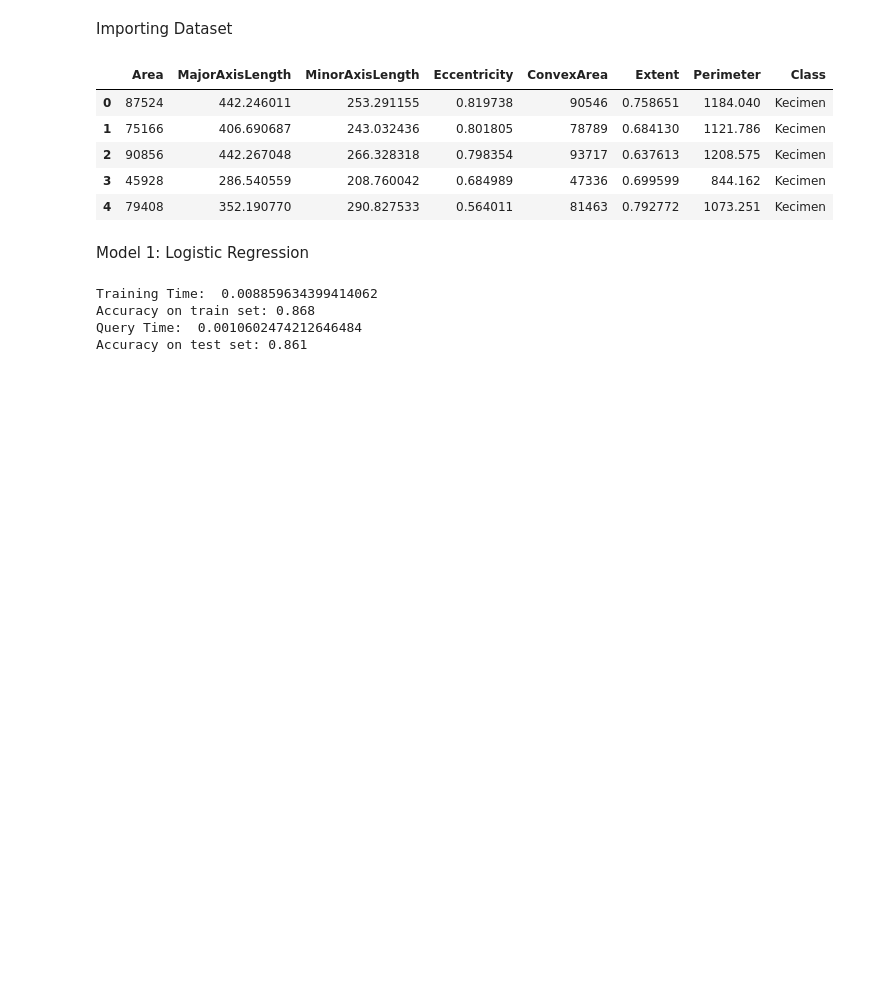
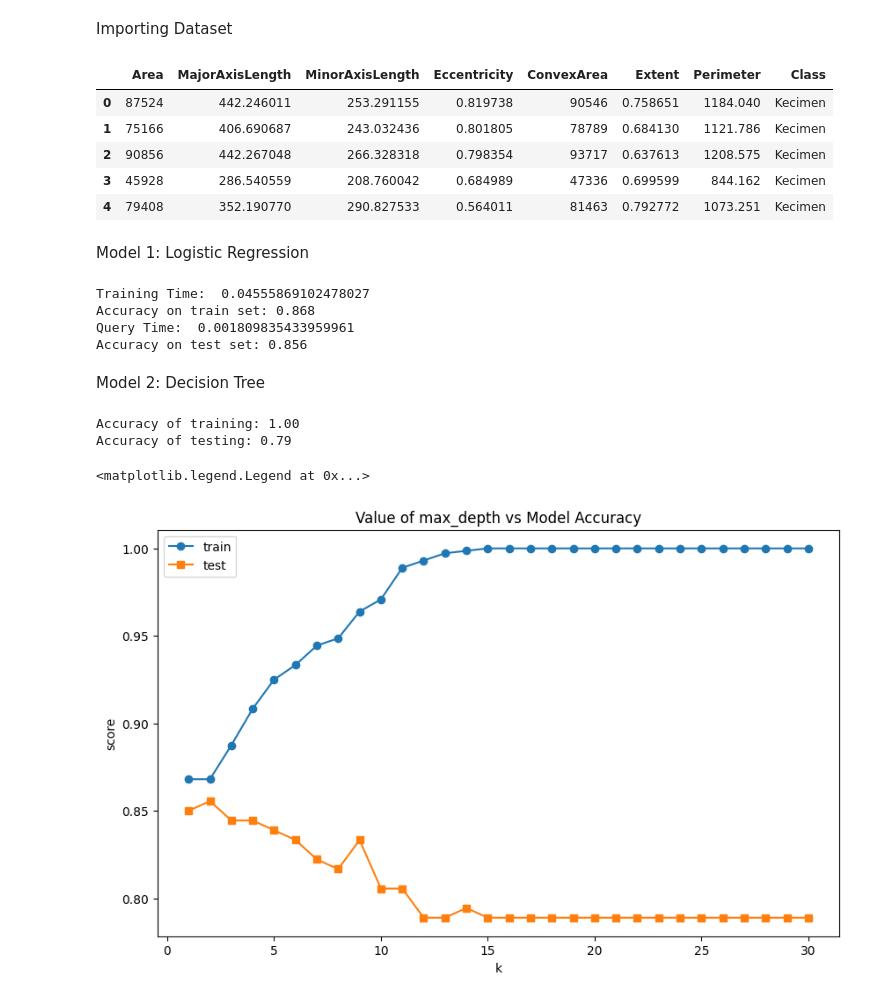
Before and after one commit to tovawieds/ML-FinalProject, a Jupyter notebook: FinalProject.ipynb, the cells around one changed output. Cells and saved outputs as stored; diff of their text form; code cells hidden in the pictures; blank space fills up the shorter version.

```diff
--- a/FinalProject.ipynb
+++ b/FinalProject.ipynb
@@ -42,15 +42,55 @@ end = time.time()
 query_time = (end - start)
 print("Query Time: ", query_time)
 
-# start = time.time()
-logistic_regression.fit(X_test, y_test)
-# end = time.time()
-# test_time = (end - start)
-# print("Testing Time: ", test_time)
 accuracy = logistic_regression.score(X_test, y_test)
 print(f"Accuracy on test set: {accuracy:.3f}")
 # %% [output]
-Training Time:  0.008859634399414062
+Training Time:  0.04555869102478027
 Accuracy on train set: 0.868
-Query Time:  0.0010602474212646484
-Accuracy on test set: 0.861
+Query Time:  0.001809835433959961
+Accuracy on test set: 0.856
+# %% [markdown]
+Model 2: Decision Tree
+# %%
+from sklearn.tree import DecisionTreeClassifier
+from sklearn.inspection import DecisionBoundaryDisplay
+import matplotlib as mpl
+import matplotlib.pyplot as plt
+import seaborn as sns
+
+tree = DecisionTreeClassifier(random_state=42)
+tree.fit(X_train, y_train)
+
+train_score = tree.score(X_train, y_train)
+print(f"Accuracy of training: {train_score:.2f}")
+
+test_score = tree.score(X_test, y_test)
+print(f"Accuracy of testing: {test_score:.2f}")
+# %% [output]
+Accuracy of training: 1.00
+Accuracy of testing: 0.79
+# %%
+max_depths = range(1,31)
+train_score = []
+test_score = []
+for d in max_depths:
+    tree = DecisionTreeClassifier(max_depth=d, random_state=42)
+
+    tree.fit(X_train, y_train)
+    train_score.append(tree.score(X_train, y_train))
+
+    test_score.append(tree.score(X_test, y_test))
+# %%
+# plotting the results
+import matplotlib.pyplot as plt
+
+plt.figure(figsize=(10, 6))
+plt.plot(max_depths , train_score, 'o-', label='train')
+plt.plot(max_depths , test_score, 's-', label='test')
+plt.xlabel('k')
+plt.ylabel('score')
+plt.title('Value of max_depth vs Model Accuracy')
+plt.legend()
+# %% [output]
+<matplotlib.legend.Legend at 0x...>
+[figure, added]
```
Also changed, not shown: parts of 2 cells of this notebook.
